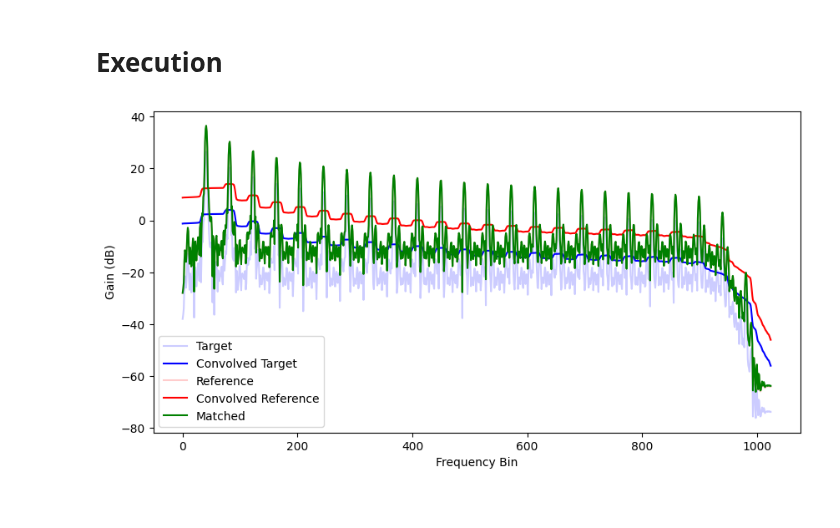
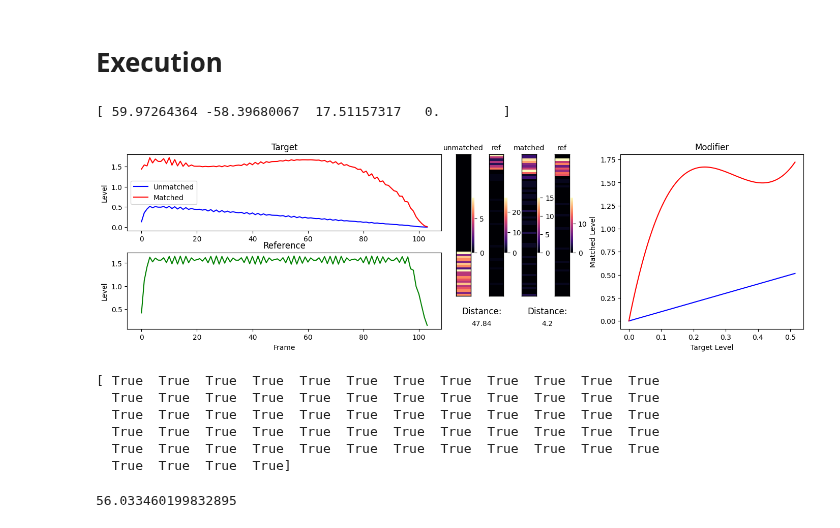
Before and after one commit to Mrozinskikj/MSci-Project, a Jupyter notebook: Matching.ipynb, the cells around one changed output. Drawn from its saved outputs; the diff is of its cells as text; code cells hidden in the pictures.

```diff
--- a/Matching.ipynb
+++ b/Matching.ipynb
@@ -201,7 +215,10 @@ def plotDynamics(tSlice,mSlice,rSlice,coeff,dynamicBins):
 # Calculate the dynamic response historgrams, used for calculating loss of frequency bins
 def getDynamicResponse(tFreqBin, rFreqBin, dynamicBins):
     # abs
-    tAbs = np.abs(tFreqBin)
+    if(np.any(np.iscomplex(mSlice1))):
+        tAbs = np.abs(tFreqBin)
+    else:
+        tAbs=tFreqBin
     rAbs = np.abs(rFreqBin)
 
     # The minimum and maximum gain values across target and reference combined
@@ -235,6 +252,7 @@ def warp(bin,coeff):
         component = coeff[i] * (bin*(np.abs(bin)**i))
         warped += component
 
+    #print(warped)
     return warped
 # %%
 def matchBin(tSlice, rSlice, dynamicBins, tempscaler=[None]):
@@ -286,7 +304,7 @@ def dynamicMatching(tAudio,rAudio,dynamicBins, plotBin, tempscaler=[None]):
 def objective(x, *params):
     tSlice, rSlice, dynamicBins = params
 
-    mSlice = warp(tSlice, x)
+    mSlice = warp(np.abs(tSlice), x)
     mDynamicResponse, rDynamicReponse = getDynamicResponse(mSlice,rSlice,dynamicBins)
     mMax = max(np.abs(mSlice))
     rMax = max(np.abs(rSlice))
@@ -309,4 +327,4 @@ def matchBin(tAudio,rAudio,bin,dynamicBins):
     coeff = findMin(tSlice,rSlice,dynamicBins)
     mSlice = warp(tSlice, coeff)
 
-    plotDynamics(tSlice, mSlice, rSlice, coeff, dynamicBins)
+    plotDynamics(tSlice, rSlice, coeff, dynamicBins)
@@ -344,17 +357,53 @@ frameSize=2048
 hopSize=512
 
 figScale = 1
-# %%
-tAudio, rAudio = importAudio(target="tonequiet.wav",reference="toneloud.wav", output=False)
-#tAudio, rAudio = importAudio(target="audio_mono.wav",reference="audio2_mono.wav", output=True)
-
-#mAudio = dynamicMatching(tAudio,rAudio,dynamicBins=64, plotBin=100, tempscaler=[-9.113e+00,9.998e+00,9.538e+00,-6.070e+00,-8.379e+00])
-#bruteForceMatching(tAudio,rAudio,dynamicBins=4, freqBin=100, testDistance=10, steps=100)
-
-mAudio = EQMatching(tAudio,rAudio,smoothing=100, plot=True)
-
-#plotSpectrogram(tAudio, mAudio, rAudio)
-
-#exportAudio(tAudio, mAudio, rAudio)
-# %% [output]
-[figure, removed]
+# %%
+tAudio, rAudio = importAudio(target="tonequiet.wav",reference="toneloud.wav", output=False)
+matchBin(tAudio,rAudio,100,64)
+
+tSlice = tAudio["STFT"][100,:]
+rSlice = rAudio["STFT"][100,:]
+#mSlice1 = warp(np.abs(tSlice), [-1])
+#mSlice2 = warp(np.abs(tSlice), [1])
+#mSlice1==mSlice2
+
+#plotDynamics(tAudio["STFT"][100,:],rAudio["STFT"][100,:],[-18.73538423,64.65852413,-67.87420381,],64)
+#plotDynamics(tAudio["STFT"][100,:],rAudio["STFT"][100,:],[18.73538423,-64.65852413,67.87420381,],64)
+
+
+#np.abs(tAudio["STFT"][100,5]*-10)
+
+#tAudio, rAudio = importAudio(target="audio_mono.wav",reference="audio2_mono.wav", output=True)
+
+#[-67.87420381,64.65852413,-18.73538423,0]
+
+#mAudio = EQMatching(tAudio,rAudio,smoothing=100, plot=True)
+
+#plotSpectrogram(tAudio, mAudio, rAudio)
+
+#exportAudio(tAudio, mAudio, rAudio)
+# %% [output]
+[ 59.97264364 -58.39680067  17.51157317   0.        ]
+[figure, added]
+# %%
+mSlice1 = warp(np.abs(tSlice), [10])
+mSlice2 = warp(np.abs(tSlice), [-10])
+
+#print(np.any(np.iscomplex(mSlice1)))
+
+mDynamicResponse1, rDynamicReponse = getDynamicResponse(mSlice1,rSlice,64)
+mDynamicResponse2, rDynamicReponse = getDynamicResponse(mSlice2,rSlice,64)
+
+print(mDynamicResponse1==mDynamicResponse2)
+mMax = max(np.abs(mSlice))
+rMax = max(np.abs(rSlice))
+
+getDistance(mDynamicResponse,rDynamicReponse,mMax,rMax)
+# %% [output]
+[ True  True  True  True  True  True  True  True  True  True  True  True
+  True  True  True  True  True  True  True  True  True  True  True  True
+  True  True  True  True  True  True  True  True  True  True  True  True
+  True  True  True  True  True  True  True  True  True  True  True  True
+  True  True  True  True  True  True  True  True  True  True  True  True
+  True  True  True  True]
+56.033460199832895
```
Also changed, not shown: parts of 3 cells of this notebook.
